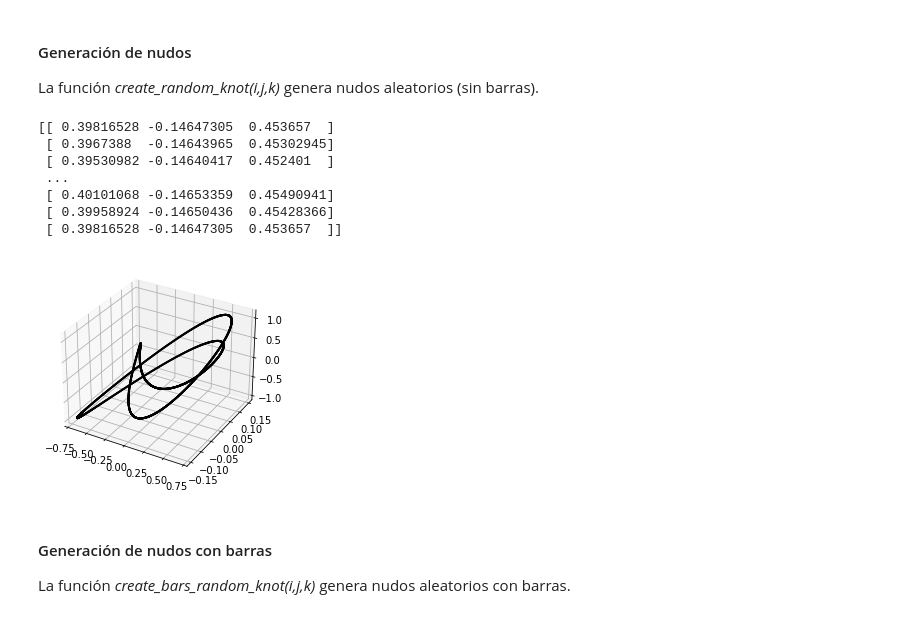
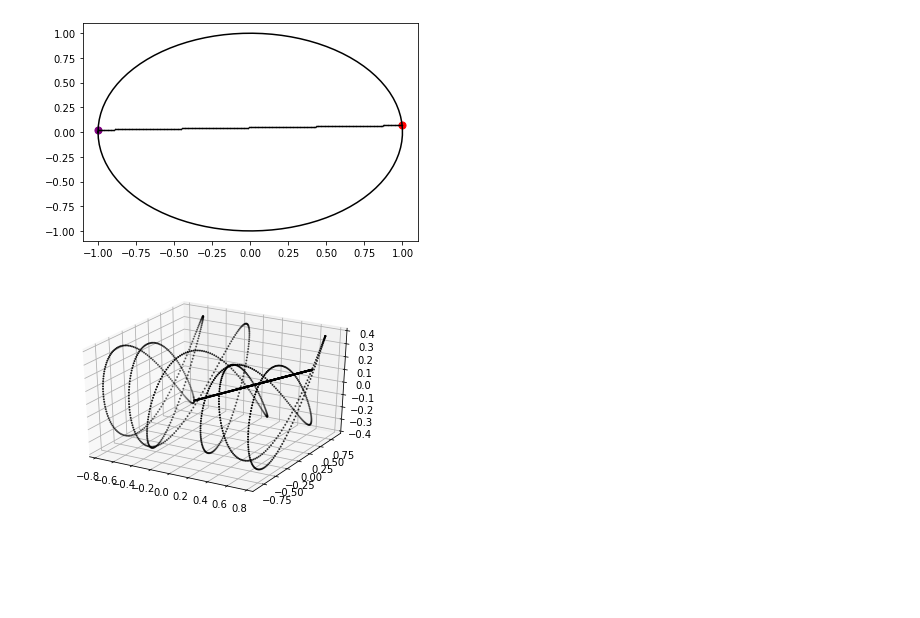
Before and after one commit to mevangelista-alvarado/Geometric-Deep-Learning, a Jupyter notebook: Random_knots/Nudos_aleatorios.ipynb, the cells around one changed output. Drawn from its saved outputs; the diff is of its cells as text; code cells hidden in the pictures; blank space fills up the shorter version.

```diff
--- a/Random_knots/Nudos_aleatorios.ipynb
+++ b/Random_knots/Nudos_aleatorios.ipynb
@@ -21,23 +27,8 @@ Se indican hiperparámetros para generar los nudos:
 # %%
-knot_generator = knots(points=5000, noise=0.1, sc=5)
+knot_generator = knots(points=2000, noise=0.1, sc=10)
+knot_generator.create_bars_random_knot(1,1,2,genus=2)
+knot_generator.visualize_circle()
+knot_generator.plot_knot()
+# %% [output]
+[figure, added]
+[figure, added]
-# %% [markdown]
-#### Generación de nudos
-
-La función <i>create_random_knot(i,j,k)</i> genera nudos aleatorios (sin barras).
-# %%
-knot_generator.create_random_knot(1,1,2)
-print(knot_generator.knot)
-knot_generator.plot_knot()
-# %% [output]
-[[ 0.39816528 -0.14647305  0.453657  ]
- [ 0.3967388  -0.14643965  0.45302945]
- [ 0.39530982 -0.14640417  0.452401  ]
- ...
- [ 0.40101068 -0.14653359  0.45490941]
- [ 0.39958924 -0.14650436  0.45428366]
- [ 0.39816528 -0.14647305  0.453657  ]]
-[figure, removed]
-# %% [markdown]
-#### Generación de nudos con barras
-
-La función <i>create_bars_random_knot(i,j,k)</i> genera nudos aleatorios con barras.
```
Also changed, not shown: parts of 17 cells of this notebook.
